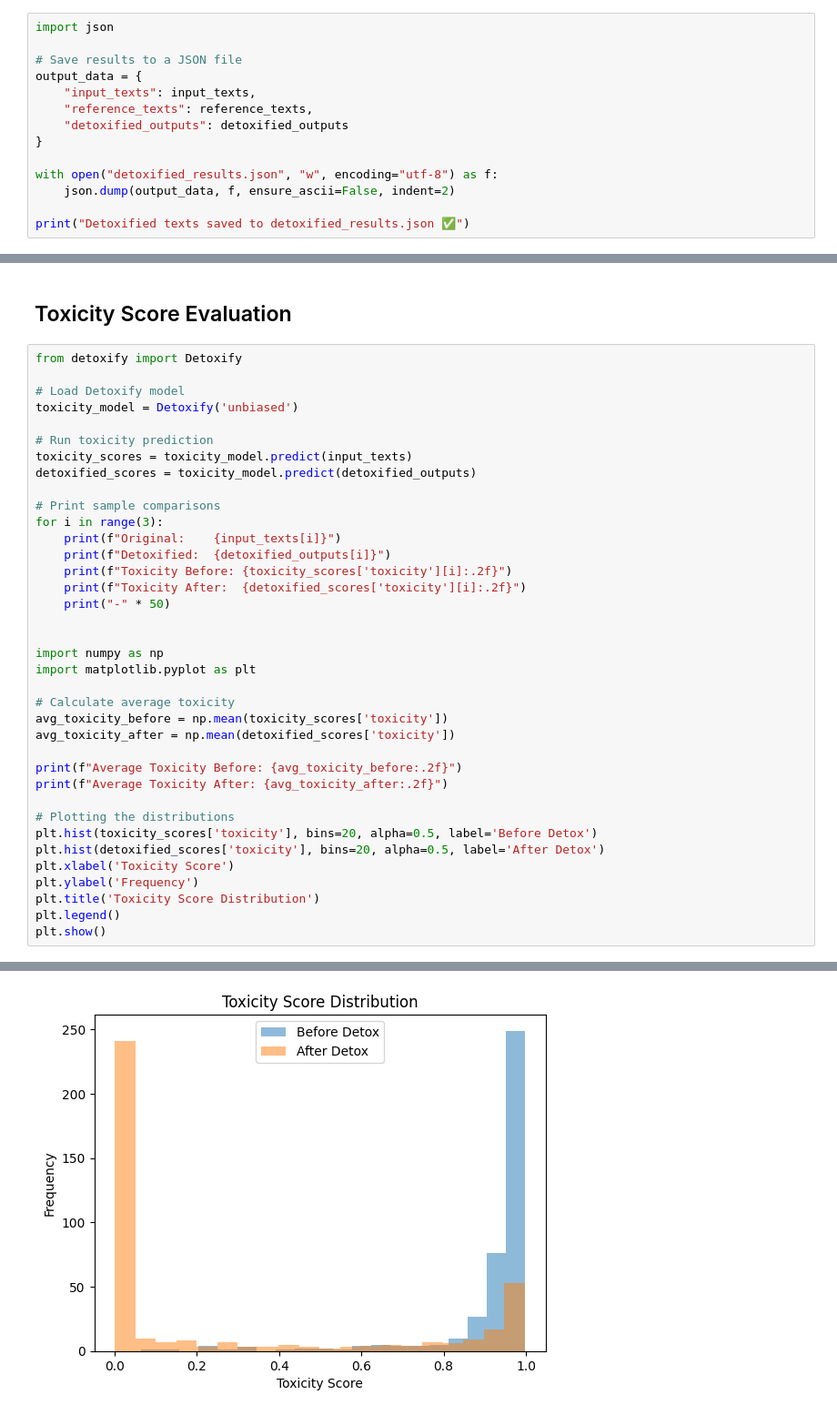
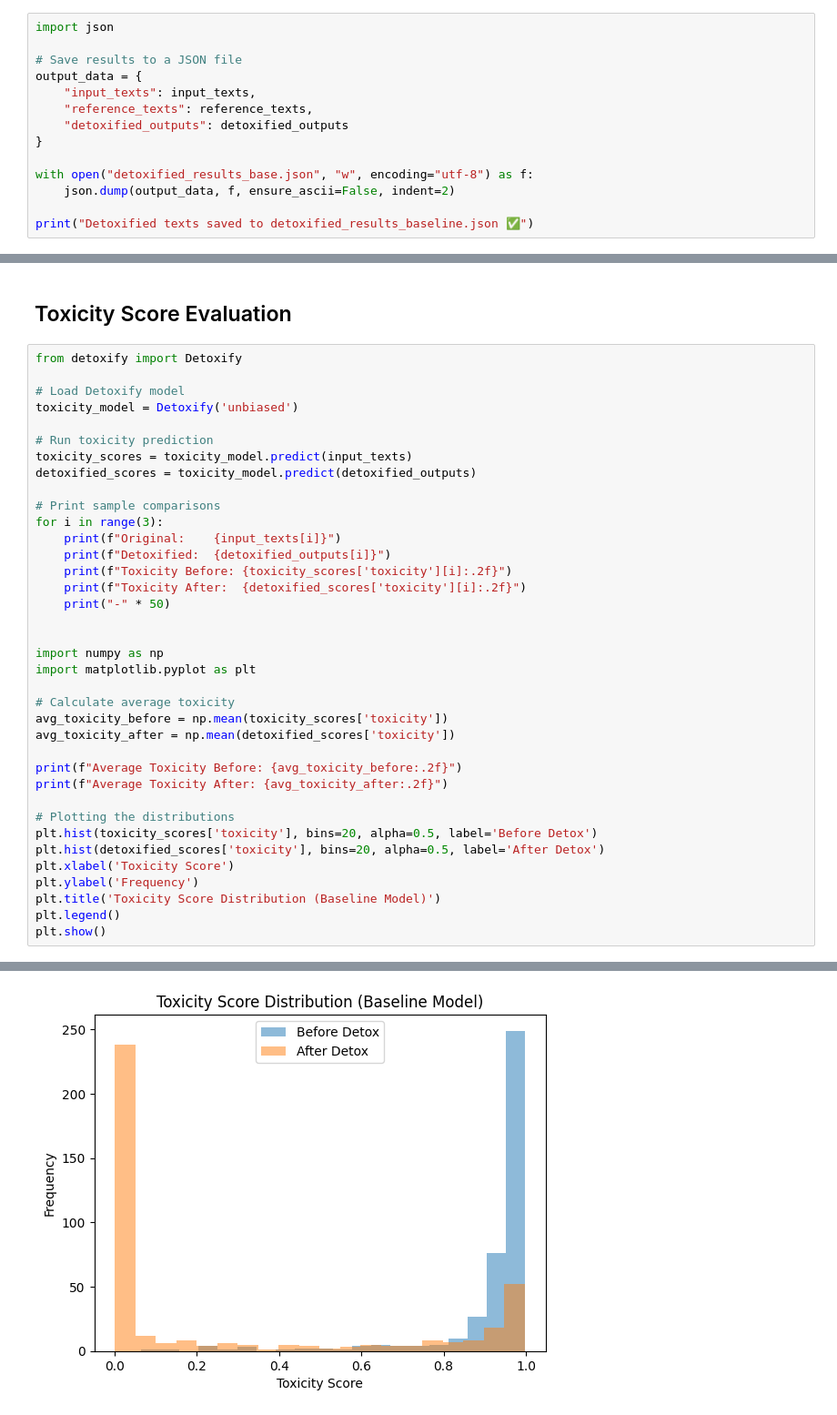
Before and after one commit to mariathurn/LP-Project, a Jupyter notebook: Maria_code/ModelBased.ipynb, the cells around one changed output, grey strips where cells are left out. Shown at 91% size. Drawn from its saved outputs; the diff is of its cells as text.

Commit message:
model stuff

```diff
--- a/Maria_code/ModelBased.ipynb
+++ b/Maria_code/ModelBased.ipynb
@@ -344,8 +341,8 @@ output_data = {
     "detoxified_outputs": detoxified_outputs
 }
 
-with open("detoxified_results.json", "w", encoding="utf-8") as f:
+with open("detoxified_results_base.json", "w", encoding="utf-8") as f:
     json.dump(output_data, f, ensure_ascii=False, indent=2)
 
-print("Detoxified texts saved to detoxified_results.json ✅")
+print("Detoxified texts saved to detoxified_results_baseline.json ✅")
 # %% [output]
@@ -432,35 +429,35 @@ avg_toxicity_before = np.mean(toxicity_scores['toxicity'])
 avg_toxicity_after = np.mean(detoxified_scores['toxicity'])
 
 print(f"Average Toxicity Before: {avg_toxicity_before:.2f}")
 print(f"Average Toxicity After: {avg_toxicity_after:.2f}")
 
 # Plotting the distributions
 plt.hist(toxicity_scores['toxicity'], bins=20, alpha=0.5, label='Before Detox')
 plt.hist(detoxified_scores['toxicity'], bins=20, alpha=0.5, label='After Detox')
 plt.xlabel('Toxicity Score')
 plt.ylabel('Frequency')
-plt.title('Toxicity Score Distribution')
+plt.title('Toxicity Score Distribution (Baseline Model)')
 plt.legend()
 plt.show()
 # %% [output]
 Original:    detoxify: then all of a sudden i see her , shes now got the big phony tits and everything .
 Detoxified:  then all of a sudden i see her, shes now got the big tits and everything.
 Toxicity Before: 0.93
 Toxicity After:  0.93
 --------------------------------------------------
 Original:    detoxify: My page should be protected first so that worthless scum like you can't keep vandalizing it.
 Detoxified:  My page should be protected first so that worthless stuff like you can't keep vandalizing it.
 Toxicity Before: 0.95
 Toxicity After:  0.55
 --------------------------------------------------
 Original:    detoxify: You made a mistake you ass.
 Detoxified:  You made a mistake.
 Toxicity Before: 0.97
 Toxicity After:  0.00
 --------------------------------------------------
 Average Toxicity Before: 0.92
 Average Toxicity After: 0.28
-[figure, old version]
+[figure, new version]
 # %%
 from scipy.stats import ttest_rel
 
```
Also changed, not shown: parts of 8 cells of this notebook, 14 other files.
